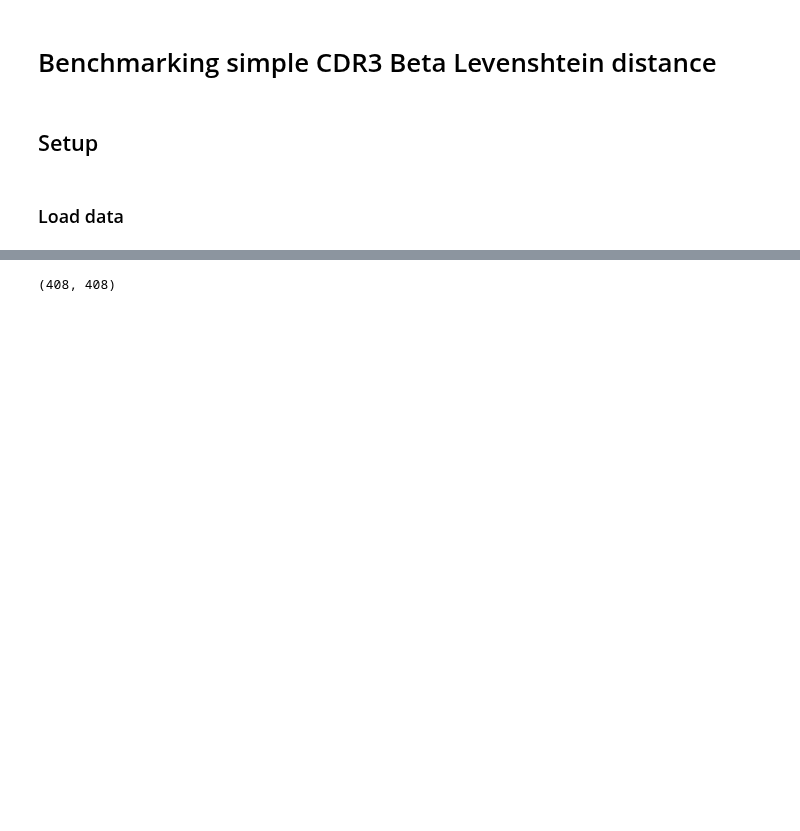
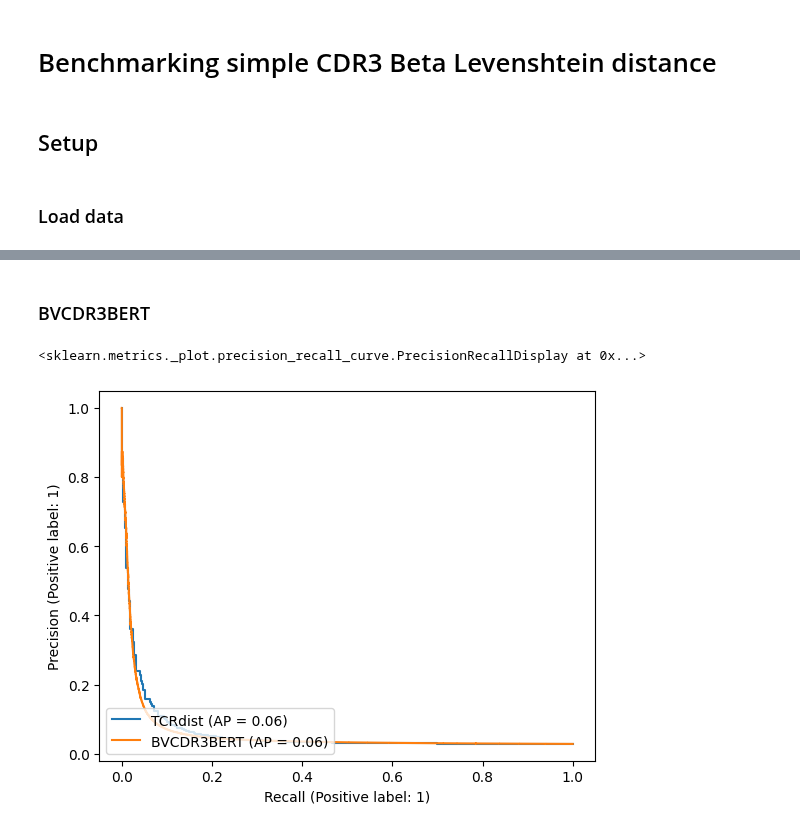
Before and after one commit to yutanagano/tcrlm, a Jupyter notebook: notebooks/vs_tcrdist.ipynb, the cells around one changed output, grey strips where cells are left out. Drawn from its saved outputs; the diff is of its cells as text; code cells hidden in the pictures; blank space fills up the shorter version.

Commit message:
Implement first draft of TCRdist benchmarking

```diff
--- a/notebooks/vs_tcrdist.ipynb
+++ b/notebooks/vs_tcrdist.ipynb
@@ -47,7 +54,31 @@ tr.pw_beta.shape
 # %%
 epitope = df['epitope'].to_numpy()
 within = (epitope[:, np.newaxis] == epitope[np.newaxis, :]) & (~(np.eye(len(epitope))==1))
+within = squareform(within)
-# %%
-within.shape
-# %% [output]
-(408, 408)
+# %% [markdown]
+### BVCDR3BERT
+# %%
+with open('/home/yutanagano/UCLOneDrive/MBPhD/projects/tcr_embedder/model_saves/BVCDR3BERTpACL/config.json', 'r') as f:
+    config = json.load(f)
+
+model = BVCDR3ClsBERT(
+    **config['model']['config']
+)
+model.load_state_dict(torch.load('/home/yutanagano/UCLOneDrive/MBPhD/projects/tcr_embedder/model_saves/BVCDR3BERTpACL/state_dict.pt'))
+model.eval()
+model = PCDistModelWrapper(model=model, model_name='bvcdr3bert', tokeniser=BVCDR3Tokeniser())
+# %%
+bvcdr3df = df.rename(columns={
+    'v_b_gene': 'TRBV',
+    'cdr3_b_aa': 'CDR3B'
+})
+bvcdr3df['TRBV'] = bvcdr3df['TRBV'].map(lambda x: x.split('*')[0])
+# %%
+bvcdr3bert_pdist = model.pdist(bvcdr3df.to_dict())
+# %%
+fig, ax = plt.subplots()
+PrecisionRecallDisplay.from_predictions(within, np.exp(-tcrdist_pdist/50), ax=ax, name='TCRdist')
+PrecisionRecallDisplay.from_predictions(within, np.exp(-bvcdr3bert_pdist/50), ax=ax, name='BVCDR3BERT')
+# %% [output]
+<sklearn.metrics._plot.precision_recall_curve.PrecisionRecallDisplay at 0x...>
+[figure, added]
```
Also changed, not shown: parts of 10 cells of this notebook, 1 other file.
